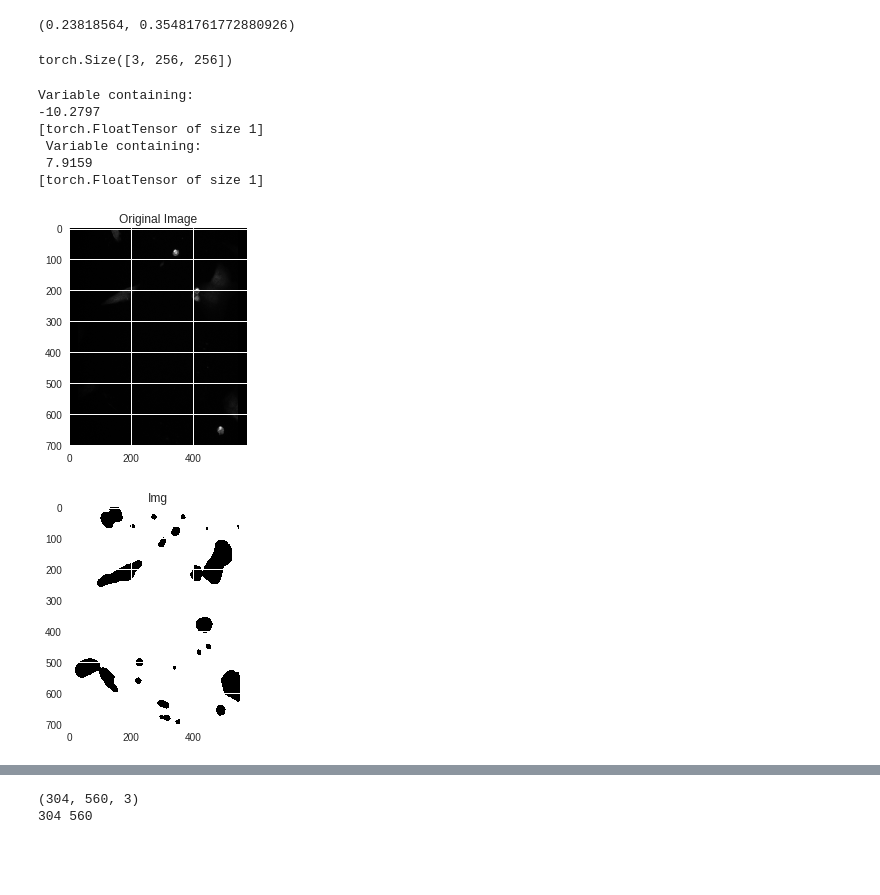
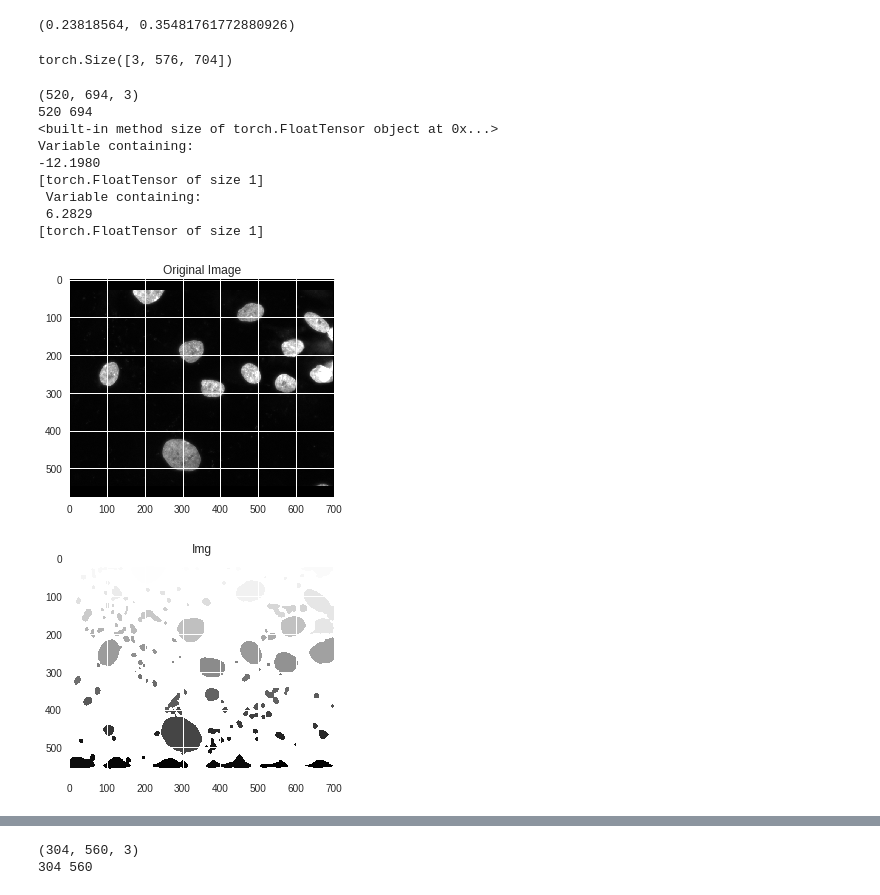
Before and after one commit to stas6626/bowl, a Jupyter notebook: AdvancedDSBowl.ipynb, the cells around one changed output, grey strips where cells are left out. Drawn from its saved outputs; the diff is of its cells as text; code cells hidden in the pictures; blank space fills up the shorter version.

```diff
--- a/AdvancedDSBowl.ipynb
+++ b/AdvancedDSBowl.ipynb
@@ -367,14 +367,15 @@ class DatasetV2():
         else:
             img_dir = os.path.join(self.root_dir, self.img_id[idx], 'images', self.img_id[idx] + '.png')
             img = cv2.imread(img_dir)
-            shape = img.shape
+            h = img.shape[0]
+            w = img.shape[1]
             #print(shape)
             img = self.transform(img)
-            #img = np.expand_dims(img, -1)
-            img = np.swapaxes(img, 2, 0) / 255.0
+            img = np.expand_dims(img, 0)
+            img = np.swapaxes(img, -1, 0) / 255.0
             img = np.squeeze(img)
             #print(img.shape)
-            sample = torch.FloatTensor(img), self.img_id[idx], shape[0], shape[1] # probably big crutch
+            sample = torch.FloatTensor(img), self.img_id[idx], h, w # probably big crutch
         return sample
 
     def __len__(self):
@@ -670,9 +671,9 @@ plt.plot(loss)
 # %%
 test_dataset = DatasetV2(TEST_DIR, test_ids, train=False, transform=UnetTansformation())
 # %%
-test_dataset[0][0].size()
+test_dataset[1122][0].size()
 # %% [output]
-torch.Size([3, 256, 256])
+torch.Size([3, 576, 704])
 # %%
 albunet.eval()
 albunet.cuda()
@@ -694,23 +695,28 @@ def imshow_tensor(img: torch.FloatTensor, grayscale = False, title="Img"):
   else:
     plt.imshow(img.permute(1, 2, 0).numpy())
 # %%
-sample = test_dataset[1488][0]
-
+sample, name, h, w = test_dataset[1122]
+print(cv2.imread(os.path.join(TEST_DIR, name, 'images', name + '.png')).shape)
+print(h, w)
+print(sample.size)
 imshow_tensor(sample, title='Original Image')
 #sample_mask = sample[3]
 #imshow_tensor(sample_mask, True, 'Mask')
 pred = albunet(Variable(sample).cuda().unsqueeze(dim=0)).squeeze().cpu()
-imshow_tensor(binarize(torch.FloatTensor(watershed_v3(pred[0].data.numpy(), pred[2].data.numpy())), cutoff=1), True)
+imshow_tensor(torch.FloatTensor(label(watershed_v3(pred[0].data.numpy(), pred[2].data.numpy()))), True)
 print(pred[0].min(), pred[0].max())
 # %% [output]
+(520, 694, 3)
+520 694
+<built-in method size of torch.FloatTensor object at 0x...>
 Variable containing:
--10.2797
+-12.1980
 [torch.FloatTensor of size 1]
  Variable containing:
- 7.9159
+ 6.2829
 [torch.FloatTensor of size 1]
-[figure, old version]
+[figure, new version]
-[figure, old version]
+[figure, new version]
 # %%
 
 
```
Also changed, not shown: parts of 11 cells of this notebook.
